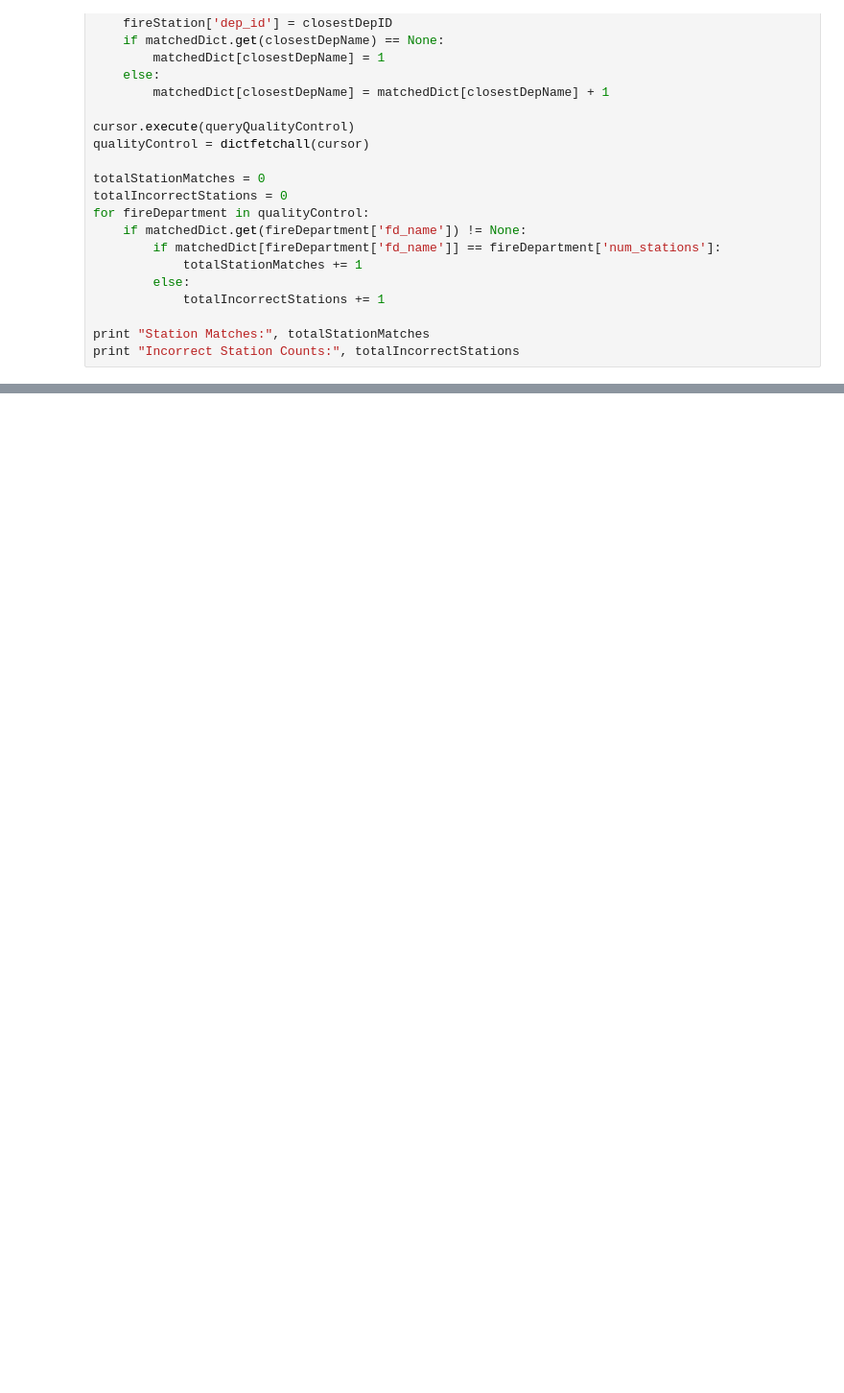
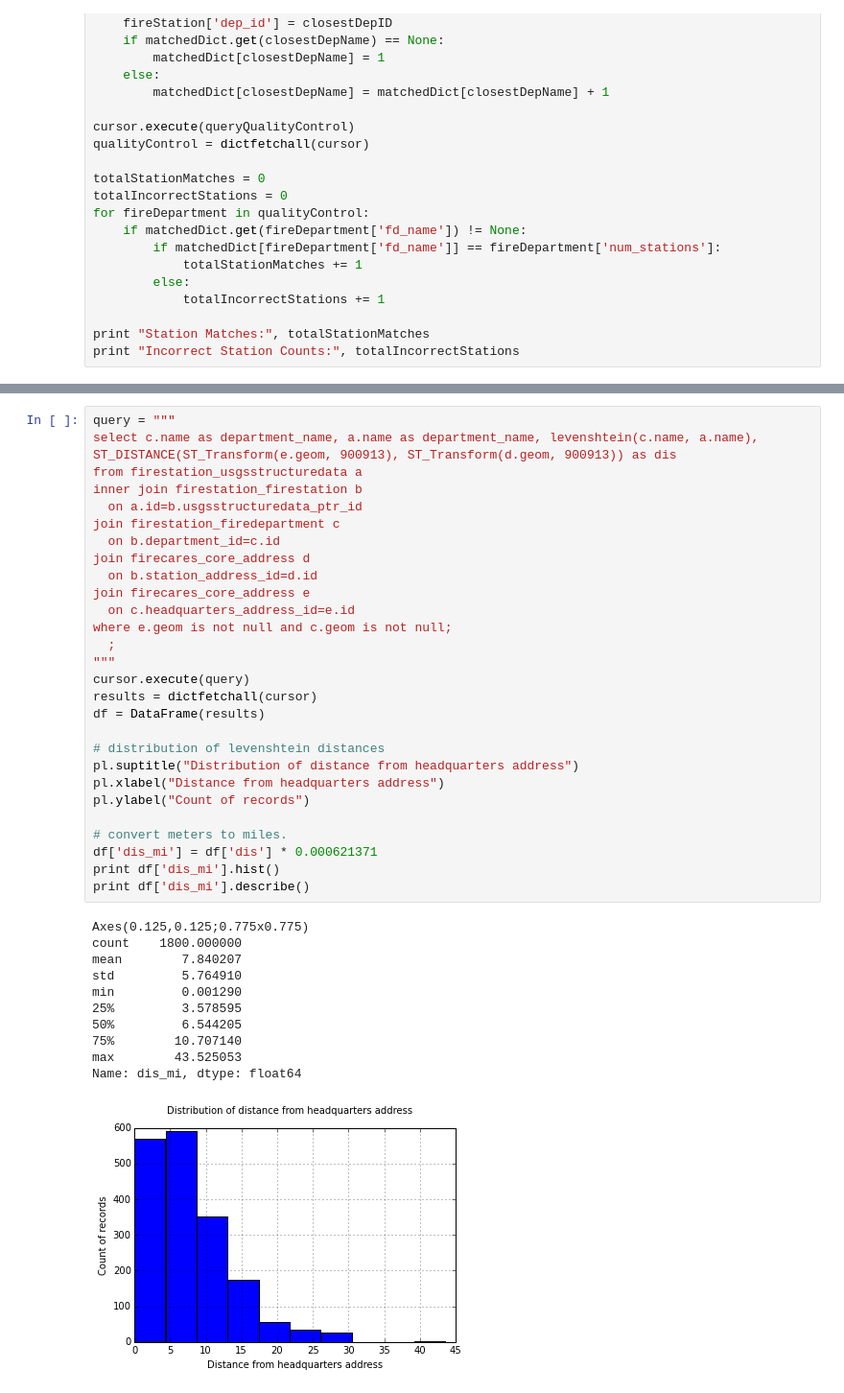
Before and after one commit to FireCARES/firecares, a Jupyter notebook: scripts/notebooks/Station Matching .ipynb, the cells around one changed output, grey strips where cells are left out. Shown at 96% size. Cells and saved outputs as stored; diff of their text form; blank space fills up the shorter version.

```diff
--- a/scripts/notebooks/Station Matching .ipynb
+++ b/scripts/notebooks/Station Matching .ipynb
@@ -207,0 +444,40 @@ print "Incorrect Station Counts:", totalIncorrectStations
+# %%
+query = """
+select c.name as department_name, a.name as department_name, levenshtein(c.name, a.name), ST_DISTANCE(ST_Transform(e.geom, 900913), ST_Transform(d.geom, 900913)) as dis
+from firestation_usgsstructuredata a
+inner join firestation_firestation b
+  on a.id=b.usgsstructuredata_ptr_id
+join firestation_firedepartment c
+  on b.department_id=c.id
+join firecares_core_address d
+  on b.station_address_id=d.id
+join firecares_core_address e
+  on c.headquarters_address_id=e.id
+where e.geom is not null and c.geom is not null;
+  ;
+"""
+cursor.execute(query)
+results = dictfetchall(cursor)
+df = DataFrame(results)
+
+# distribution of levenshtein distances
+pl.suptitle("Distribution of distance from headquarters address")
+pl.xlabel("Distance from headquarters address")
+pl.ylabel("Count of records")
+
+# convert meters to miles.
+df['dis_mi'] = df['dis'] * 0.000621371
+print df['dis_mi'].hist()
+print df['dis_mi'].describe()
+# %% [output]
+Axes(0.125,0.125;0.775x0.775)
+count    1800.000000
+mean        7.840207
+std         5.764910
+min         0.001290
+25%         3.578595
+50%         6.544205
+75%        10.707140
+max        43.525053
+Name: dis_mi, dtype: float64
+[figure, added]
```
Also changed, not shown: parts of 5 cells of this notebook.
